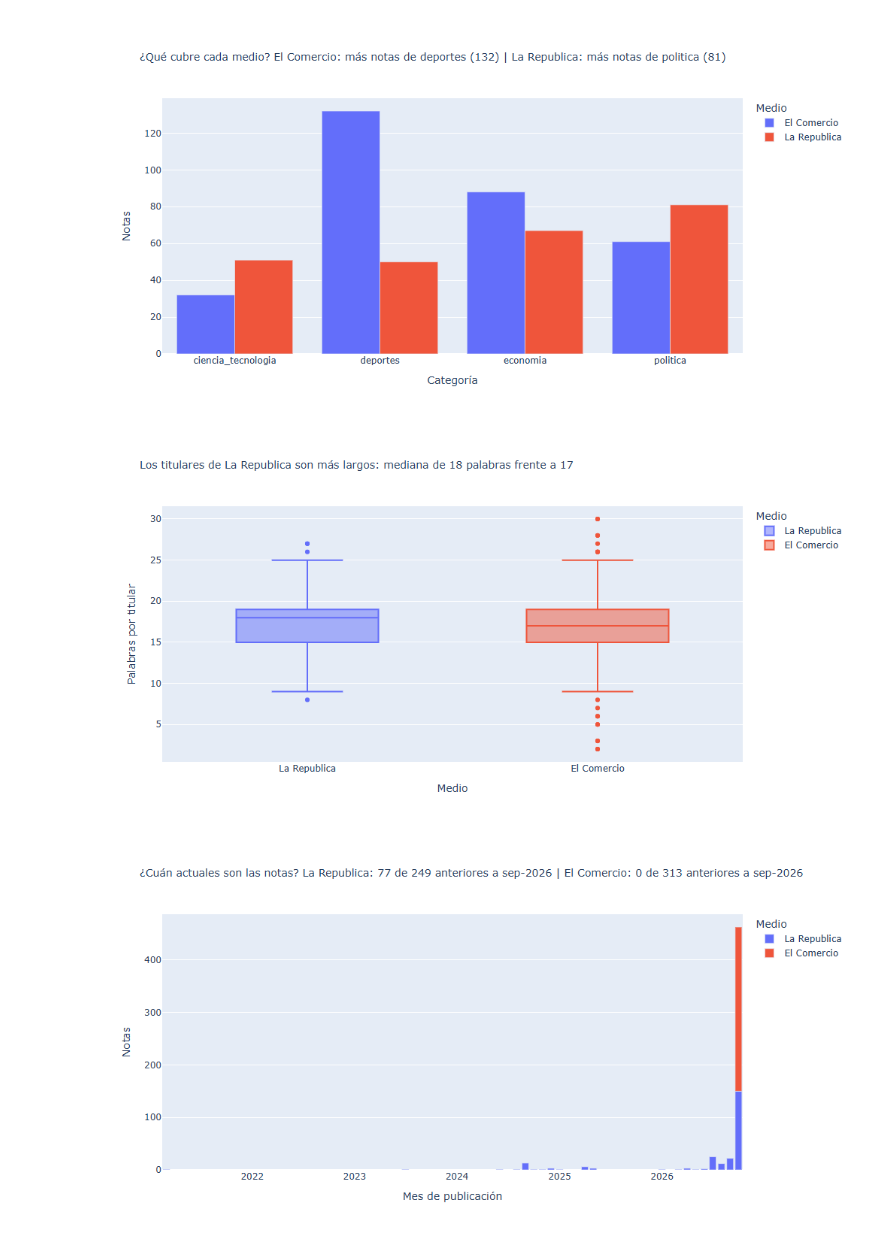
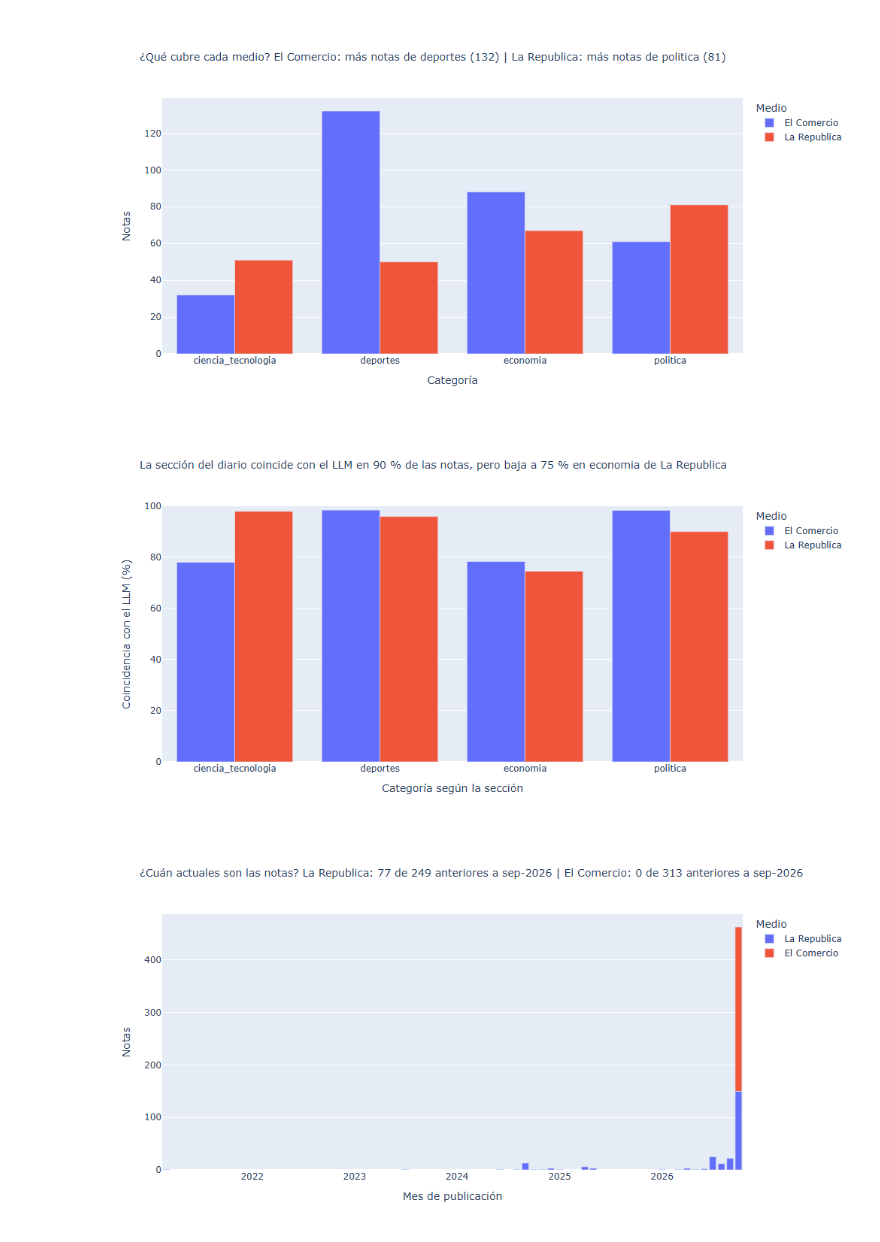
Before and after one commit to d2cml-ai/Data-Science-Python, a Jupyter notebook: tarea_1/01_recoleccion.ipynb, the cells around one changed output. Saved outputs shown, nothing was run; the diff lists cells and outputs as text; code cells hidden in the pictures.

Commit message:
Grafico 2: coincidencia seccion-LLM por medio y categoria en lugar del largo de titulares
Co-Authored-By: Claude Sonnet 5.5 <noreply@anthropic.com>

```diff
--- a/tarea_1/01_recoleccion.ipynb
+++ b/tarea_1/01_recoleccion.ipynb
@@ -486,16 +486,26 @@ fig1.show()
 # %% [output]
 [figure]
 # %%
-mediana = graf.groupby("medio")["palabras"].median()
-mas_largo = mediana.idxmax()
-titulo = (f"Los titulares de {mas_largo} son más largos: mediana de "
-          f"{mediana.max():.0f} palabras frente a {mediana.min():.0f}")
+# ¿Qué tan confiable es la sección del diario como etiqueta? La comparamos con la del LLM
+# (datos/etiquetas_llm.csv se genera en el notebook 02).
+llm = pd.read_csv("datos/etiquetas_llm.csv")
+cmp = graf.merge(llm, on="url")
+cmp["coincide"] = cmp["etiqueta"] == cmp["etiqueta_llm"]
 
-fig2 = px.box(graf, x="medio", y="palabras", color="medio", points="outliers",
-              title=titulo, labels={"medio": "Medio", "palabras": "Palabras por titular"})
+acuerdo = (cmp.groupby(["medio", "etiqueta"])["coincide"].mean().mul(100).round(1)
+              .reset_index(name="coincidencia"))
+peor = acuerdo.loc[acuerdo["coincidencia"].idxmin()]
+total = cmp["coincide"].mean() * 100
+titulo = (f"La sección del diario coincide con el LLM en {total:.0f} % de las notas, "
+          f"pero baja a {peor.coincidencia:.0f} % en {peor.etiqueta} de {peor.medio}")
+
+fig2 = px.bar(acuerdo, x="etiqueta", y="coincidencia", color="medio", barmode="group",
+              title=titulo, range_y=[0, 100],
+              labels={"etiqueta": "Categoría según la sección", "coincidencia": "Coincidencia con el LLM (%)",
+                      "medio": "Medio"})
 fig2.show()
 # %% [output]
-[figure, old version]
+[figure, new version]
 # %%
 corte = pd.Timestamp("2026-09-01")
 antiguas = graf[graf["fecha"] < corte].groupby("medio").size().reindex(
```
Also changed, not shown: 1 other file.
